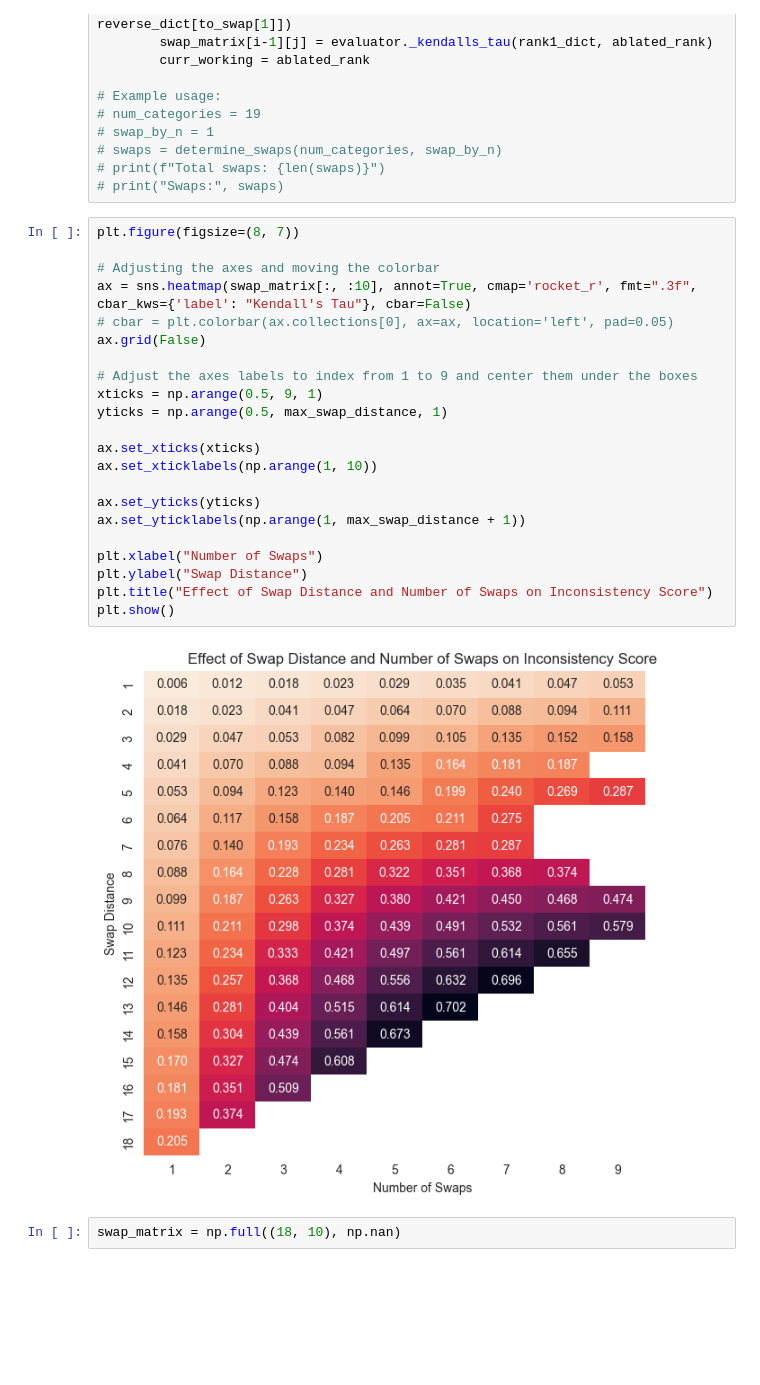
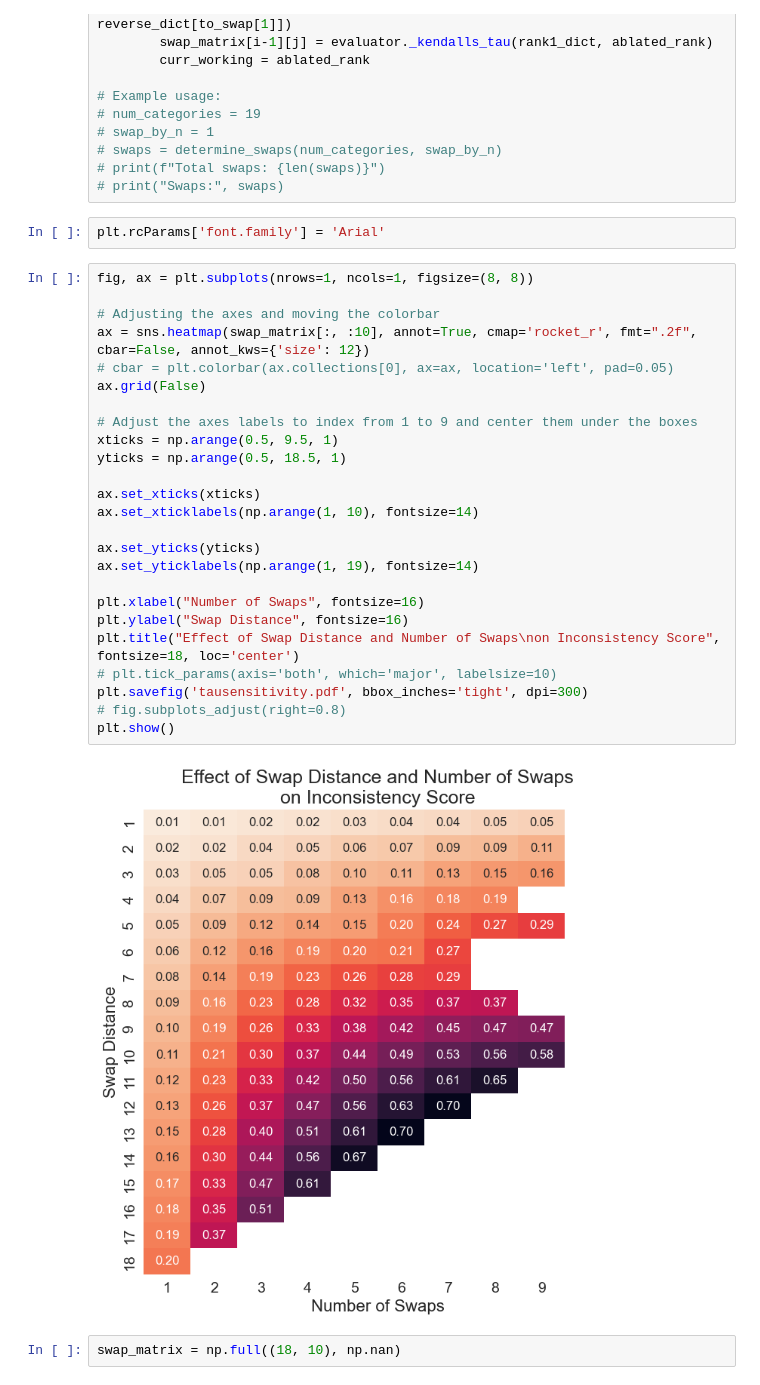
Before and after one commit to aashrivastava/LLMWargamingInconsistency, a Jupyter notebook: metrics/RankScoreAssessment.ipynb, the cells around one changed output. Saved outputs shown, nothing was run; the diff lists cells and outputs as text; blank space fills up the shorter version.

```diff
--- a/metrics/RankScoreAssessment.ipynb
+++ b/metrics/RankScoreAssessment.ipynb
@@ -85,30 +88,35 @@ for i in range(1, 19):
 # swaps = determine_swaps(num_categories, swap_by_n)
 # print(f"Total swaps: {len(swaps)}")
 # print("Swaps:", swaps)
+# %%
+plt.rcParams['font.family'] = 'Arial'
 # %%
-plt.figure(figsize=(8, 7))
+fig, ax = plt.subplots(nrows=1, ncols=1, figsize=(8, 8))
 
 # Adjusting the axes and moving the colorbar
-ax = sns.heatmap(swap_matrix[:, :10], annot=True, cmap='rocket_r', fmt=".3f", cbar_kws={'label': "Kendall's Tau"}, cbar=False)
+ax = sns.heatmap(swap_matrix[:, :10], annot=True, cmap='rocket_r', fmt=".2f", cbar=False, annot_kws={'size': 12})
 # cbar = plt.colorbar(ax.collections[0], ax=ax, location='left', pad=0.05)
 ax.grid(False)
 
 # Adjust the axes labels to index from 1 to 9 and center them under the boxes
-xticks = np.arange(0.5, 9, 1)
-yticks = np.arange(0.5, max_swap_distance, 1)
+xticks = np.arange(0.5, 9.5, 1)
+yticks = np.arange(0.5, 18.5, 1)
 
 ax.set_xticks(xticks)
-ax.set_xticklabels(np.arange(1, 10))
+ax.set_xticklabels(np.arange(1, 10), fontsize=14)
 
 ax.set_yticks(yticks)
-ax.set_yticklabels(np.arange(1, max_swap_distance + 1))
+ax.set_yticklabels(np.arange(1, 19), fontsize=14)
 
-plt.xlabel("Number of Swaps")
-plt.ylabel("Swap Distance")
-plt.title("Effect of Swap Distance and Number of Swaps on Inconsistency Score")
+plt.xlabel("Number of Swaps", fontsize=16)
+plt.ylabel("Swap Distance", fontsize=16)
+plt.title("Effect of Swap Distance and Number of Swaps\non Inconsistency Score", fontsize=18, loc='center')
+# plt.tick_params(axis='both', which='major', labelsize=10)
+plt.savefig('tausensitivity.pdf', bbox_inches='tight', dpi=300)
+# fig.subplots_adjust(right=0.8)
 plt.show()
 # %% [output]
-[figure, old version]
+[figure, new version]
 # %%
 swap_matrix = np.full((18, 10), np.nan)
 # %%
```
Also changed, not shown: parts of 1 cell of this notebook, 15 other files.
